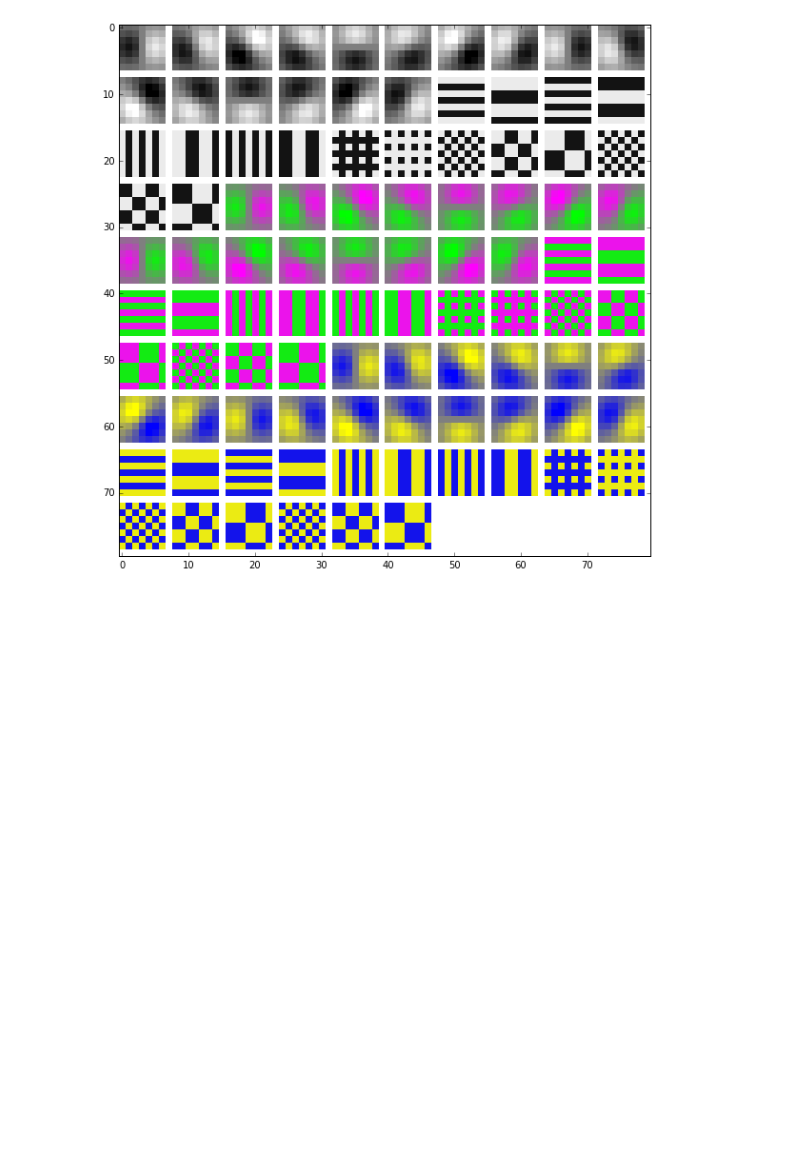
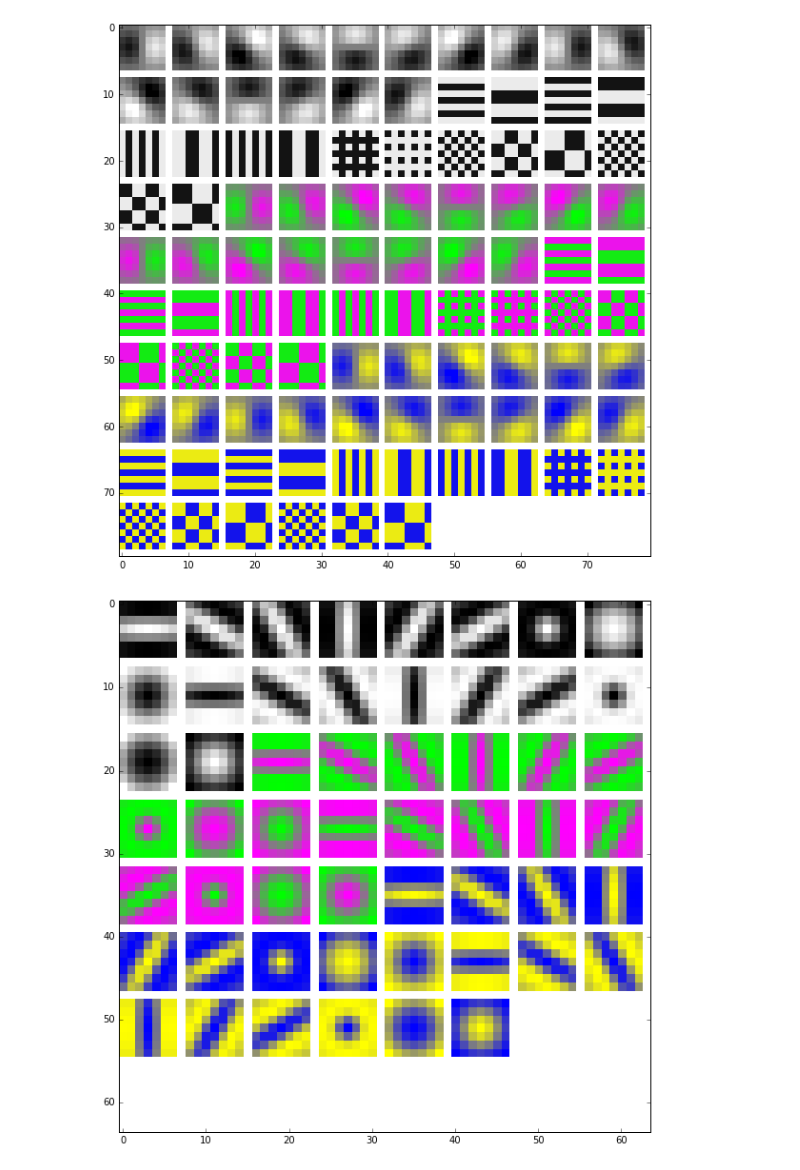
Before and after one commit to jhamrick/CS280MiniPlaces, a Jupyter notebook: Weights.ipynb, the cells around one changed output. Cells and saved outputs as stored; diff of their text form; code cells hidden in the pictures; blank space fills up the shorter version.

```diff
--- a/Weights.ipynb
+++ b/Weights.ipynb
@@ -18,2 +18,8 @@ utils.vis_square(filters.transpose(0, 2, 3, 1), padval=1)
 # %% [output]
 [figure]
+# %%
+filters = weights.make_lm_filters()
+utils.vis_square(filters.transpose(0, 2, 3, 1), padval=1)
+plt.savefig("writeup/figures/lm_filters.png")
+# %% [output]
+[figure, added]
```
Also changed, not shown: parts of 1 cell of this notebook, 7 other files.
